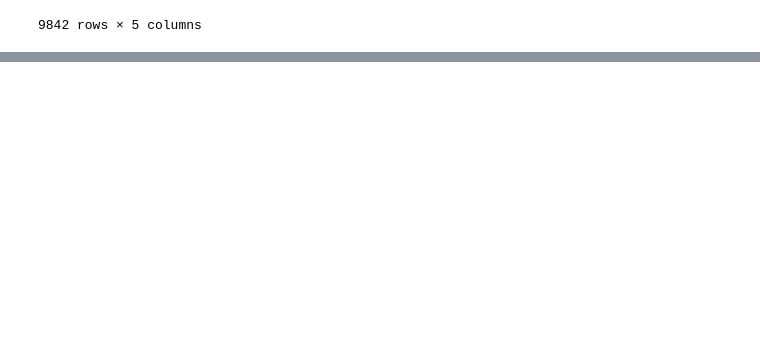
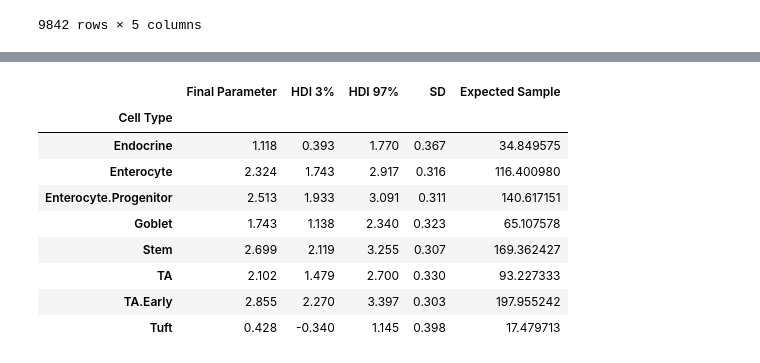
Before and after one commit to alexjimenez99/sc-RNAseq-embryos, a Jupyter notebook: cell_composition.ipynb, the cells around one changed output, grey strips where cells are left out. Cells and saved outputs as stored; diff of their text form; code cells hidden in the pictures; blank space fills up the shorter version.

Commit message:
Adding the finished cell_composition tutorial

```diff
--- a/cell_composition.ipynb
+++ b/cell_composition.ipynb
@@ -291,0 +173,4 @@ pd.DataFrame(proportions)
+# %%
+sccoda_data.mod["coda_salm"] = sccoda_data["coda"][
+    sccoda_data["coda"].obs["condition"].isin(["Control", "Salmonella"])
+].copy()
@@ -291,0 +199,10 @@ pd.DataFrame(proportions)
+# %%
+sccoda_data = sccoda_model.prepare(
+    sccoda_data,
+    modality_key="coda_salm",
+    formula="condition",
+    reference_cell_type="Goblet",
+)
+# %%
+sccoda_model.run_nuts(sccoda_data, modality_key="coda_salm")
+sccoda_data["coda_salm"]
@@ -291,0 +258,14 @@ pd.DataFrame(proportions)
+# %%
+test_model = pt.tl.Sccoda()
+test_model.get_intercept_df(sccoda_data, modality_key="coda_salm")
+# %% [output]
+|  | Final Parameter | HDI 3% | HDI 97% | SD | Expected Sample |
+| Cell Type |  |  |  |  |  |
+| Endocrine | 1.118 | 0.393 | 1.770 | 0.367 | 34.849575 |
+| Enterocyte | 2.324 | 1.743 | 2.917 | 0.316 | 116.400980 |
+| Enterocyte.Progenitor | 2.513 | 1.933 | 3.091 | 0.311 | 140.617151 |
+| Goblet | 1.743 | 1.138 | 2.340 | 0.323 | 65.107578 |
+| Stem | 2.699 | 2.119 | 3.255 | 0.307 | 169.362427 |
+| TA | 2.102 | 1.479 | 2.700 | 0.330 | 93.227333 |
+| TA.Early | 2.855 | 2.270 | 3.397 | 0.303 | 197.955242 |
+| Tuft | 0.428 | -0.340 | 1.145 | 0.398 | 17.479713 |
```
Also changed, not shown: parts of 28 cells of this notebook.
